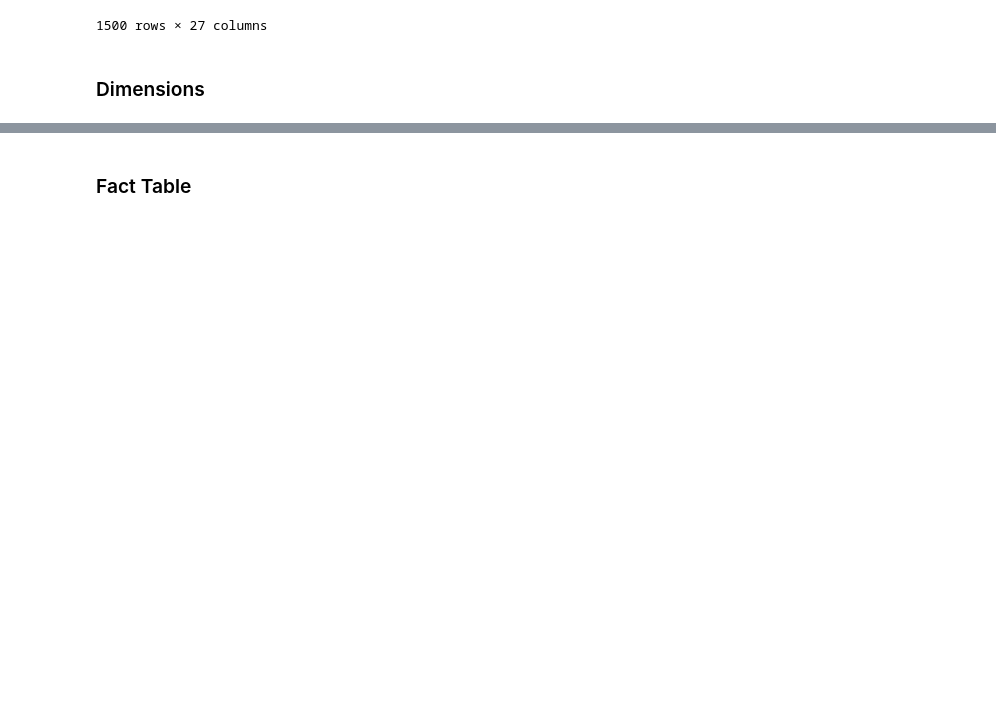
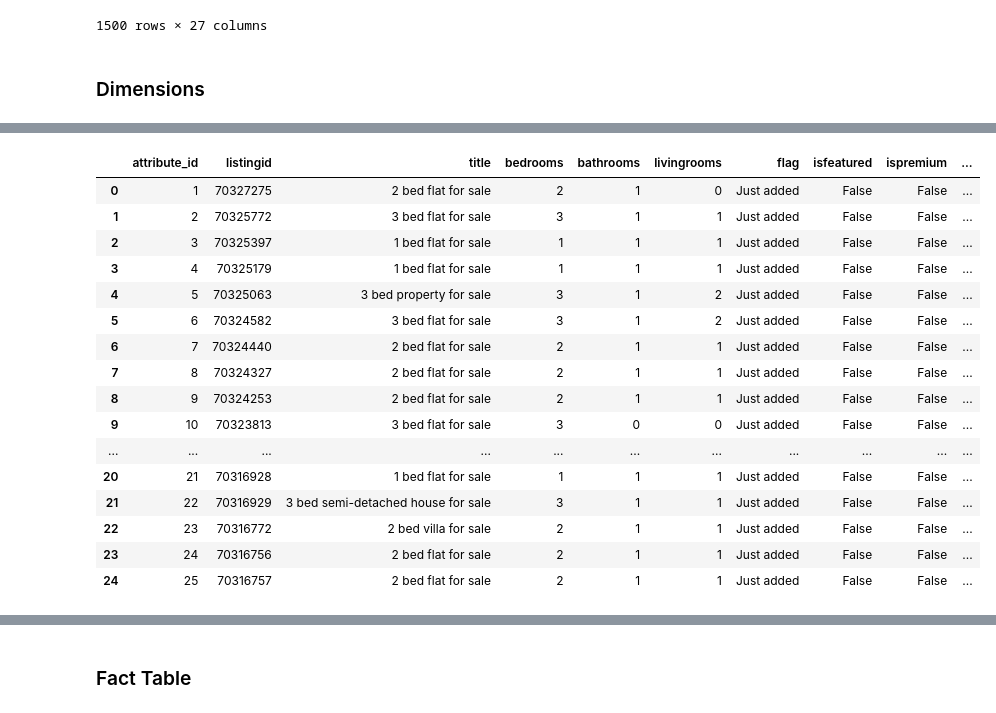
Before and after one commit to AnnieFiB/OtherProjects, a Jupyter notebook: DataEngineering/API_WebScr/zooplaAPIpresentation.ipynb, the cells around one changed output, grey strips where cells are left out. Saved outputs shown, nothing was run; the diff lists cells and outputs as text; code cells hidden in the pictures; blank space fills up the shorter version.

```diff
--- a/DataEngineering/API_WebScr/zooplaAPIpresentation.ipynb
+++ b/DataEngineering/API_WebScr/zooplaAPIpresentation.ipynb
@@ -119,6 +133,11 @@ df_clean
 # %%
 # Remove unwanted columns
 df_clean = df_clean.drop(columns=["pricing_qualifierlabel", "pricing_label", "agent_logouri"])
+# %%
+# handle missing values
+df_clean = df_clean.fillna({
+    "pricing_qualifier": "Unknown"
+})
 # %%
 # Remove currency symbols from shortpricetitle
 df_clean["shortpricetitle"] = df_clean["shortpricetitle"].str.replace(r"[^\d.]", "", regex=True).astype(float)
@@ -202,11 +261,35 @@ dim_location["location_id"] = dim_location.index + 1
 # %%
 # Property Attributes Dimension : for property features
 attribute_cols = [
    "listingid","title", "bedrooms", "bathrooms", "livingrooms",
     "flag", "isfeatured", "ispremium", "isexpired",
     "publicationstatus", "tags", "highlights"
 ]
 dim_attribute = df_clean[attribute_cols].drop_duplicates().reset_index(drop=True)
 dim_attribute["attribute_id"] = dim_attribute.index + 1
+dim_attribute = dim_attribute[[
+    "attribute_id", "listingid", "title", "bedrooms", "bathrooms",
+    "livingrooms", "flag", "isfeatured", "ispremium", "isexpired",
+    "publicationstatus", "tags", "highlights"
+]]
+dim_attribute
+# %% [output]
+|  | attribute_id | listingid | title | bedrooms | bathrooms | livingrooms | flag | isfeatured | ispremium | ... |
+| 0 | 1 | 70327275 | 2 bed flat for sale | 2 | 1 | 0 | Just added | False | False | ... |
+| 1 | 2 | 70325772 | 3 bed flat for sale | 3 | 1 | 1 | Just added | False | False | ... |
+| 2 | 3 | 70325397 | 1 bed flat for sale | 1 | 1 | 1 | Just added | False | False | ... |
+| 3 | 4 | 70325179 | 1 bed flat for sale | 1 | 1 | 1 | Just added | False | False | ... |
+| 4 | 5 | 70325063 | 3 bed property for sale | 3 | 1 | 2 | Just added | False | False | ... |
+| 5 | 6 | 70324582 | 3 bed flat for sale | 3 | 1 | 2 | Just added | False | False | ... |
+| 6 | 7 | 70324440 | 2 bed flat for sale | 2 | 1 | 1 | Just added | False | False | ... |
+| 7 | 8 | 70324327 | 2 bed flat for sale | 2 | 1 | 1 | Just added | False | False | ... |
+| 8 | 9 | 70324253 | 2 bed flat for sale | 2 | 1 | 1 | Just added | False | False | ... |
+| 9 | 10 | 70323813 | 3 bed flat for sale | 3 | 0 | 0 | Just added | False | False | ... |
+| ... | ... | ... | ... | ... | ... | ... | ... | ... | ... | ... |
+| 20 | 21 | 70316928 | 1 bed flat for sale | 1 | 1 | 1 | Just added | False | False | ... |
+| 21 | 22 | 70316929 | 3 bed semi-detached house for sale | 3 | 1 | 1 | Just added | False | False | ... |
+| 22 | 23 | 70316772 | 2 bed villa for sale | 2 | 1 | 1 | Just added | False | False | ... |
+| 23 | 24 | 70316756 | 2 bed flat for sale | 2 | 1 | 1 | Just added | False | False | ... |
+| 24 | 25 | 70316757 | 2 bed flat for sale | 2 | 1 | 1 | Just added | False | False | ... |
 # %%
 # Pricing Dimension : for pricing information
```
Also changed, not shown: parts of 9 cells of this notebook, 3 other files.
